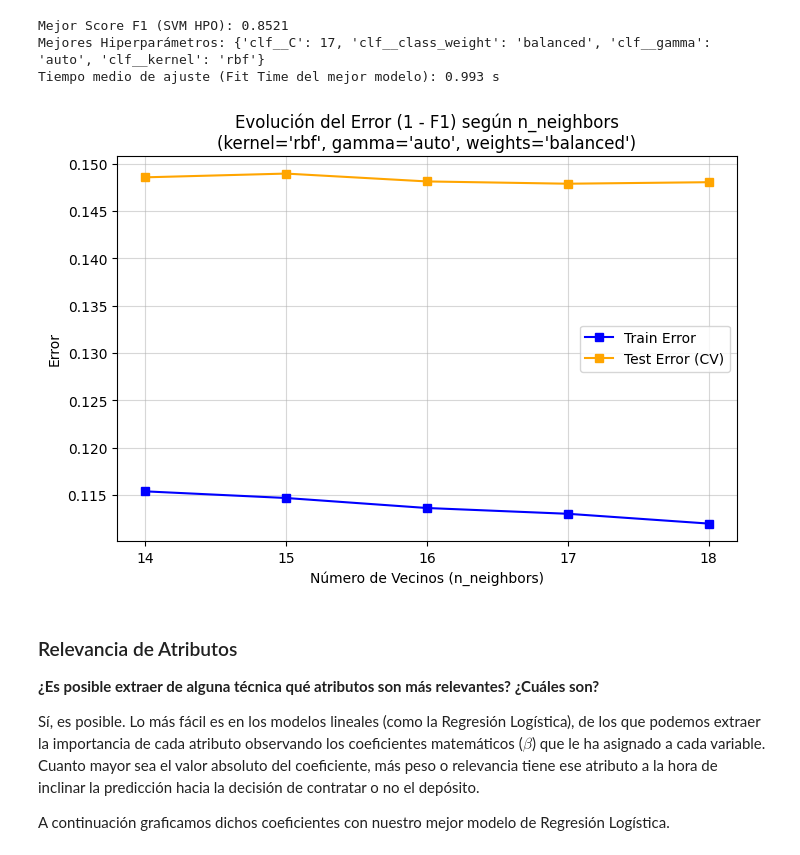
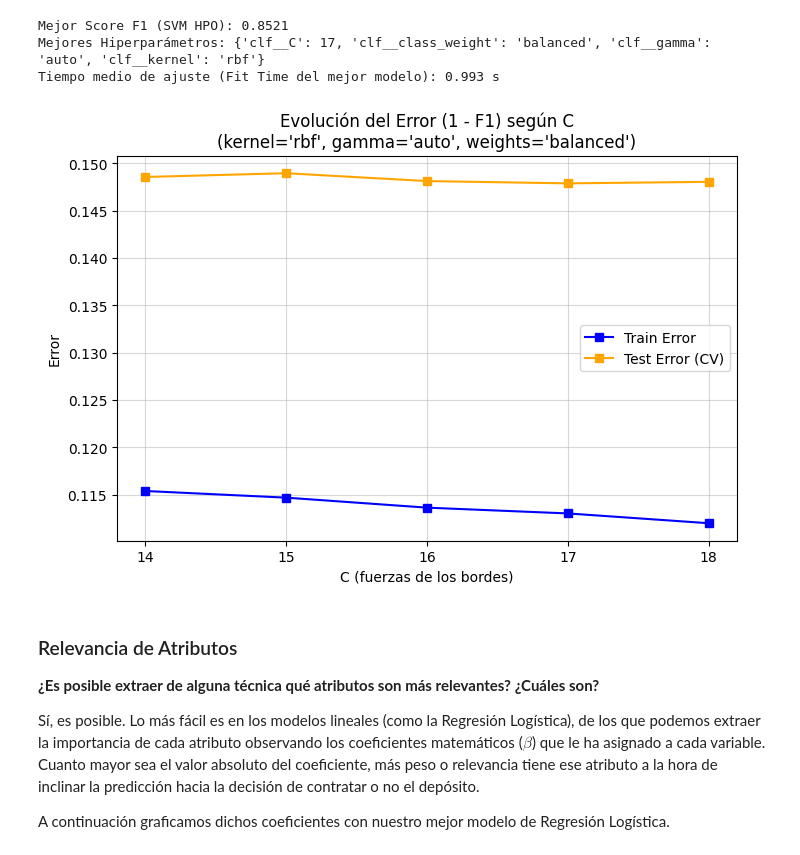
Before and after one commit to aleLobo31/UC3M_ML_P1_G26, a Jupyter notebook: notebooks/preprocessing.ipynb, the cells around one changed output. Saved outputs shown, nothing was run; the diff lists cells and outputs as text; code cells hidden in the pictures.

```diff
--- a/notebooks/preprocessing.ipynb
+++ b/notebooks/preprocessing.ipynb
@@ -829,7 +829,7 @@ hpo_pipe_lr.set_params(clf__solver='saga', clf__max_iter=5000)
 # En el grid, le decimos que use elasticnet solo durante la búsqueda
 lr_param_grid = {
     'clf__l1_ratio': [0, 0.5, 1],
-    'clf__C': [0.1, 1, 5, 10],
+    'clf__C': [0.1, 1, 2, 3],
     'clf__class_weight': [None, 'balanced']
 }
 
@@ -941,36 +941,36 @@ svm_resultados_df = pd.DataFrame(svm_grid.cv_results_)
 mejor_kernel = svm_grid.best_params_['clf__kernel']
 mejor_gamma = svm_grid.best_params_['clf__gamma']
 mejores_pesos_svm = svm_grid.best_params_['clf__class_weight']
 
 # Filtramos los datos ceteris paribus (dejando fijo l1_ratio y class_weight)
 svm_datos_filtrados = svm_resultados_df[
     (svm_resultados_df['param_clf__kernel'] == mejor_kernel) &
     (svm_resultados_df['param_clf__gamma'] == mejor_gamma) &
     (svm_resultados_df['param_clf__class_weight'] == mejores_pesos_svm)
 ].copy()
 
 # Ordenamos por n_neighbors de menor a mayor para que la línea de la gráfica se trace bien
 svm_datos_filtrados = svm_datos_filtrados.sort_values(by='param_clf__C')
 
 # Extraemos el eje X
 fuerzas_bordes = svm_datos_filtrados['param_clf__C']
 
 # Calculamos los errores correspondientes
 svm_error_train = 1 - svm_datos_filtrados['mean_train_score']
 svm_error_test = 1 - svm_datos_filtrados['mean_test_score']
 
 # Graficamos los datos de de Train y Validación/Test
 plt.figure(figsize=(8, 5))
 plt.plot(fuerzas_bordes, svm_error_train, marker='s', linestyle='-', color='blue', label='Train Error')
 plt.plot(fuerzas_bordes, svm_error_test, marker='s', linestyle='-', color='orange', label='Test Error (CV)')
-plt.title(f"Evolución del Error (1 - F1) según n_neighbors\n(kernel='{mejor_kernel}', gamma='{mejor_gamma}', weights='{mejores_pesos_svm}')")
-plt.xlabel("Número de Vecinos (n_neighbors)")
+plt.title(f"Evolución del Error (1 - F1) según C\n(kernel='{mejor_kernel}', gamma='{mejor_gamma}', weights='{mejores_pesos_svm}')")
+plt.xlabel("C (fuerzas de los bordes)")
 plt.ylabel("Error")
 plt.xticks(fuerzas_bordes)
 plt.legend()
 plt.grid(True, alpha=0.5)
 # %% [output]
-[figure, old version]
+[figure, new version]
 # %% [markdown]
 ### Relevancia de Atributos
 
```
Also changed, not shown: parts of 3 cells of this notebook.
